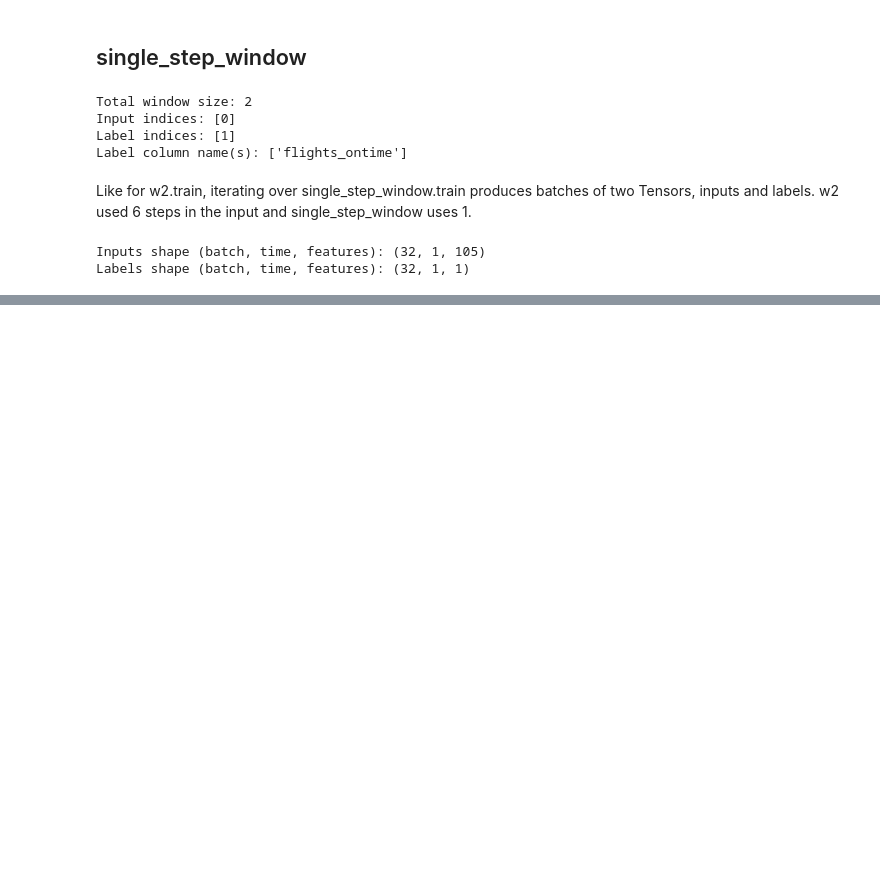
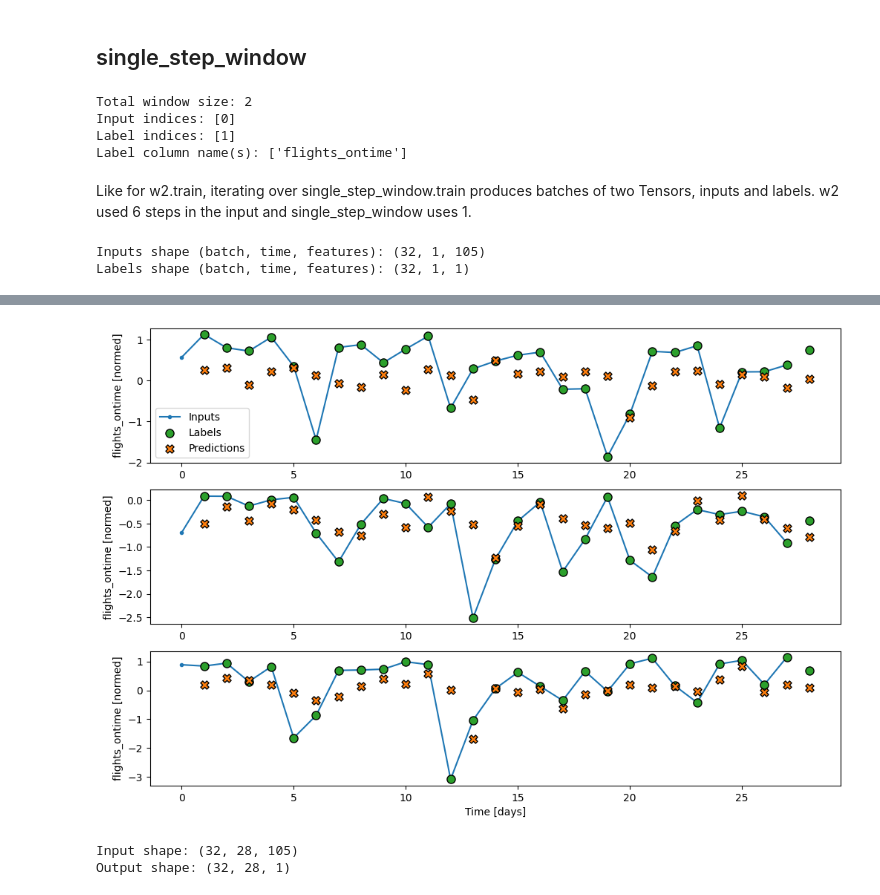
Before and after one commit to stevenhobbs/5501_Ontime_flights, a Jupyter notebook: 5.DFW_daily_flights_LSTM.ipynb, the cells around one changed output, grey strips where cells are left out. Drawn from its saved outputs; the diff is of its cells as text; code cells hidden in the pictures; blank space fills up the shorter version.

Commit message:
updated LSTM code

```diff
--- a/5.DFW_daily_flights_LSTM.ipynb
+++ b/5.DFW_daily_flights_LSTM.ipynb
@@ -237,11 +239,14 @@ def plot(self, model=None, plot_col='flights_ontime', max_subplots=3):
   plot_col_index = self.column_indices[plot_col]
   max_n = min(max_subplots, len(inputs))
   for n in range(max_n):
-    plt.subplot(3, 1, n+1)
+    plt.subplot(max_n, 1, n+1)
     plt.ylabel(f'{plot_col} [normed]')
+
+    # Plot inputs
     plt.plot(self.input_indices, inputs[n, :, plot_col_index],
              label='Inputs', marker='.', zorder=-10)
 
+    # Plot labels
     if self.label_columns:
       label_col_index = self.label_columns_indices.get(plot_col, None)
     else:
@@ -252,6 +257,8 @@ def plot(self, model=None, plot_col='flights_ontime', max_subplots=3):
 
     plt.scatter(self.label_indices, labels[n, :, label_col_index],
                 edgecolors='k', label='Labels', c='#2ca02c', s=64)
+
+    # Plot predictions
     if model is not None:
       predictions = model(inputs)
       plt.scatter(self.label_indices, predictions[n, :, label_col_index],
@@ -401,0 +449,5 @@ wide_window.plot(baseline)
+# %%
+linear = Sequential([Dense(units=1)])
+
+print('Input shape:', single_step_window.example[0].shape)
+print('Output shape:', linear(single_step_window.example[0]).shape)
@@ -401,0 +494,4 @@ wide_window.plot(baseline)
+# %%
+wide_window.plot(linear)
+# %% [output]
+[figure, added]
@@ -401,0 +505,6 @@ wide_window.plot(baseline)
+# %%
+print('Input shape:', wide_window.example[0].shape)
+print('Output shape:', lstm_model(wide_window.example[0]).shape)
+# %% [output]
+Input shape: (32, 28, 105)
+Output shape: (32, 28, 1)
```
Also changed, not shown: parts of 20 cells of this notebook.
